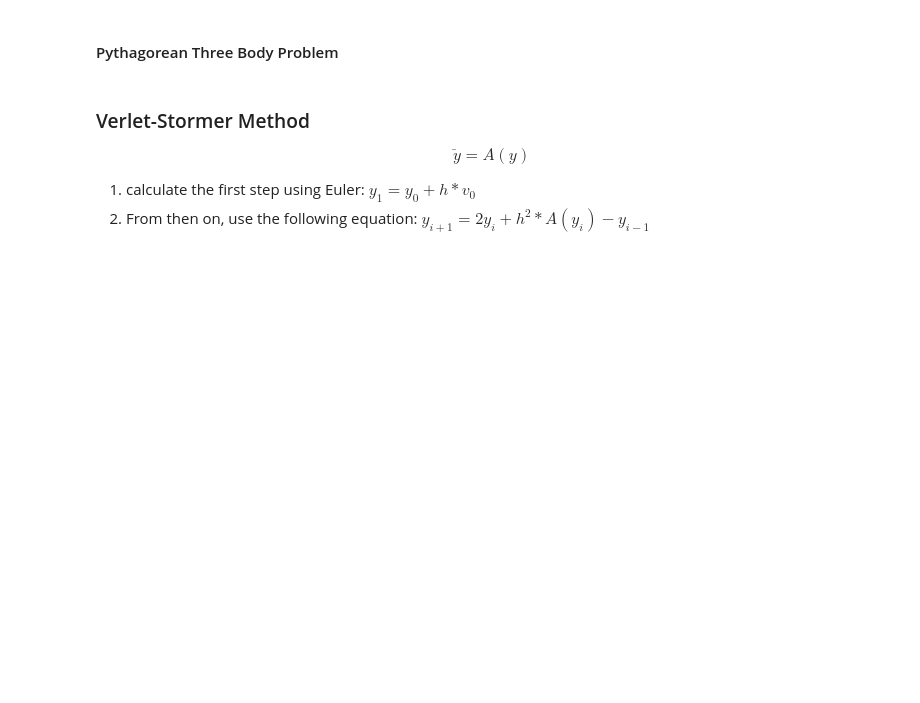
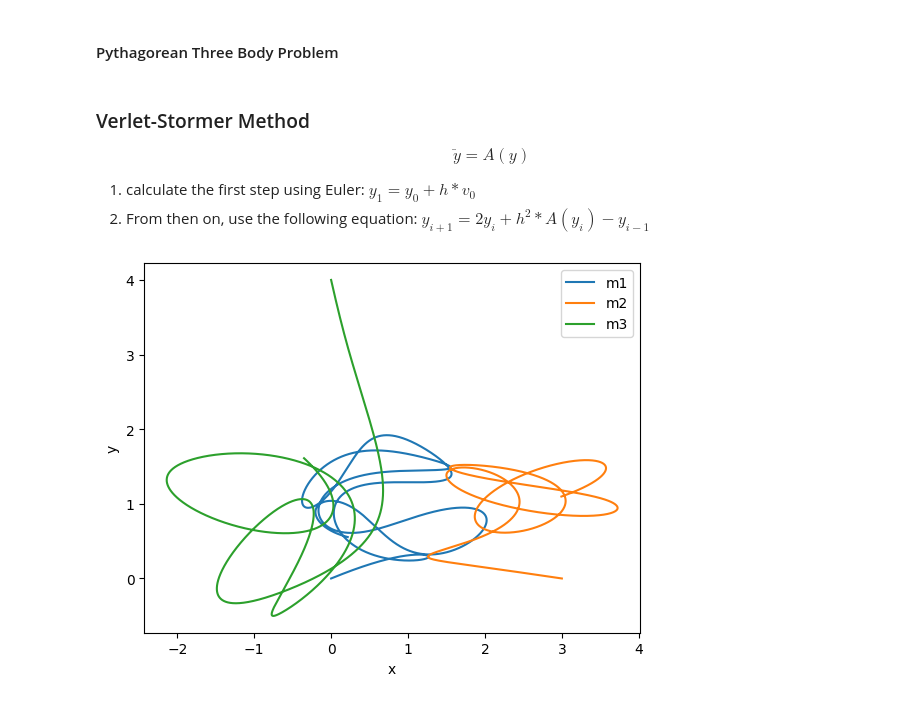
Before and after one commit to GalD101/Numerical-Analysis, a Jupyter notebook: Assignment 5/assignment5.ipynb, the cells around one changed output. Saved outputs shown, nothing was run; the diff lists cells and outputs as text; code cells hidden in the pictures; blank space fills up the shorter version.

```diff
--- a/Assignment 5/assignment5.ipynb
+++ b/Assignment 5/assignment5.ipynb
@@ -92,37 +94,74 @@ $$ \ddot{y} = A(y)$$
 1. calculate the first step using Euler: $y_1 = y_0 + h * v_0$
 2. From then on, use the following equation: $y_{i+1} = 2y_i + h^2 * A(y_i) - y_{i-1}$
 # %%
+import numpy as np
+
 # masses
 m1 = 5
 m2 = 4
 m3 = 3
+mass_vec = np.array([m1, m2, m3], dtype=int)
 
 # gravitational constant
 G = 1
 
 # initial positions
 pos1 = (0, 0)
 pos2 = (3, 0)
 pos3 = (0, 4)
+pos_vec = np.array([pos1, pos2, pos3], dtype=float)
 
 # initial velocities
-v1_0 = 0
-v2_0 = 0
-v3_0 = 0
+v1_0 = (0, 0)
+v2_0 = (0, 0)
+v3_0 = (0, 0)
+vel_vec = np.array([v1_0, v2_0, v3_0], dtype=float)
 
 t_span = [0, 15]
+h = 1e-4 # step size
+num_steps = int((t_span[1] - t_span[0]) / h)
 
-def A(y):
-    x1, y1, x2, y2, x3, y3, vx1, vy1, vx2, vy2, vx3, vy3 = y
-    r12 = np.sqrt((x1 - x2)**2 + (y1 - y2)**2)
-    r13 = np.sqrt((x1 - x3)**2 + (y1 - y3)**2)
-    r23 = np.sqrt((x2 - x3)**2 + (y2 - y3)**2)
-    return [
-        vx1, vy1, vx2, vy2, vx3, vy3,
-        G * m2 * (x2 - x1) / r12**3 + G * m3 * (x3 - x1) / r13**3,
-        G * m2 * (y2 - y1) / r12**3 + G * m3 * (y3 - y1) / r13**3,
-        G * m1 * (x1 - x2) / r12**3 + G * m3 * (x3 - x2) / r23**3,
-        G * m1 * (y1 - y2) / r12**3 + G * m3 * (y3 - y2) / r23**3,
-        G * m1 * (x1 - x3) / r13**3 + G * m2 * (x2 - x3) / r23**3,
-        G * m1 * (y1 - y3) / r13**3 + G * m2 * (y2 - y3) / r23**3
-    ]
+trajectory = np.zeros((num_steps, len(pos_vec), 2))
+trajectory[0] = pos_vec # initial positions
+
+def A(m, x, y):
+    """
+    :param m: vector of the masses (size n)
+    :param x: vector of the x positions (size n)
+    :param y: vector of the y positions (size n)
+    :return: the representation of the acceleration for each mass as a vector (size 2n: x and y components)
+    """
+    n = len(m)
+    A_vector = np.zeros((n, 2))
+    for i in range(n):
+        for j in range(n):
+            if i != j:
+                A_vector[i][0] += G * m[j] * (x[j] - x[i]) / ((x[j] - x[i]) ** 2 + (y[j] - y[i]) ** 2) ** (3 / 2)
+                A_vector[i][1] += G * m[j] * (y[j] - y[i]) / ((x[j] - x[i]) ** 2 + (y[j] - y[i]) ** 2) ** (3 / 2)
+    return A_vector
+
+
+# First step using Euler
+acceleration = A(mass_vec, pos_vec[:, 0], pos_vec[:, 1])
+pos_euler = pos_vec + h*vel_vec #+ 0.5*h**2 * acceleration # For some reason, adding this 0.5*h**2 * acceleration term is supposed to make the solution more accurate, but I don't think it is necessary from the explanation in the lecture
+trajectory[1] = pos_euler
+
+# Verlet-Stormer Method
+prev_pos = trajectory[0]
+cur_pos = trajectory[1]
+
+for step in range(2, num_steps):
+    next_pos = 2*cur_pos + h**2 * A(mass_vec, cur_pos[:, 0], cur_pos[:, 1]) - prev_pos
+    trajectory[step] = next_pos
+    prev_pos, cur_pos = cur_pos, next_pos
+
+# plot the trajectory
+plt.plot(trajectory[:, 0, 0], trajectory[:, 0, 1], label='m1')
+plt.plot(trajectory[:, 1, 0], trajectory[:, 1, 1], label='m2')
+plt.plot(trajectory[:, 2, 0], trajectory[:, 2, 1], label='m3')
+plt.xlabel('x')
+plt.ylabel('y')
+plt.legend()
+plt.show()
+# %% [output]
+[figure, added]
```
Also changed, not shown: parts of 3 cells of this notebook.
